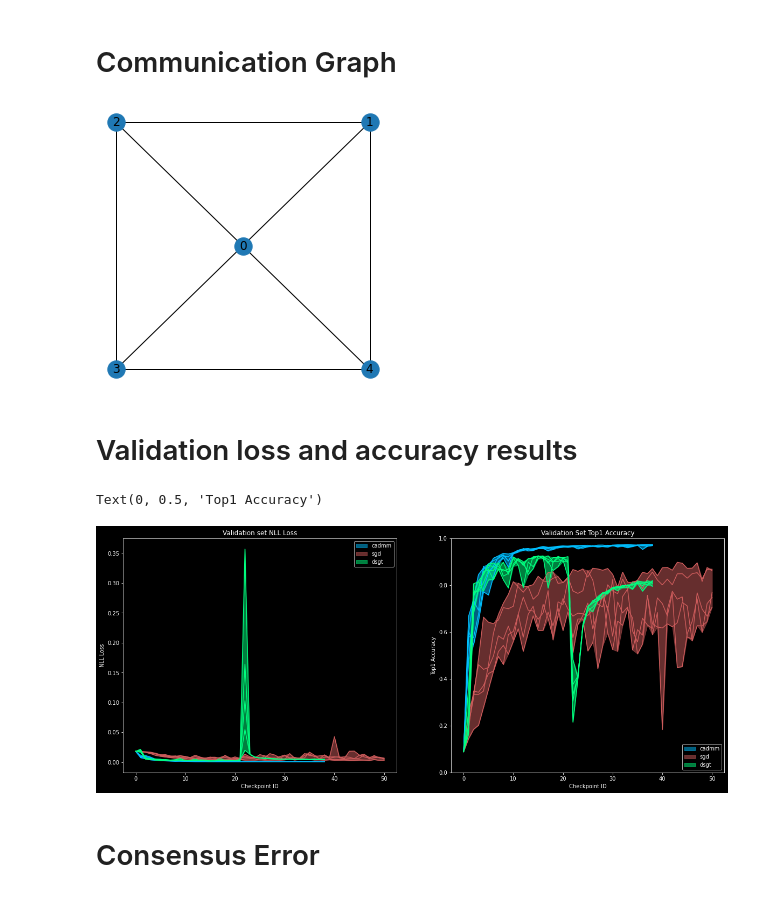
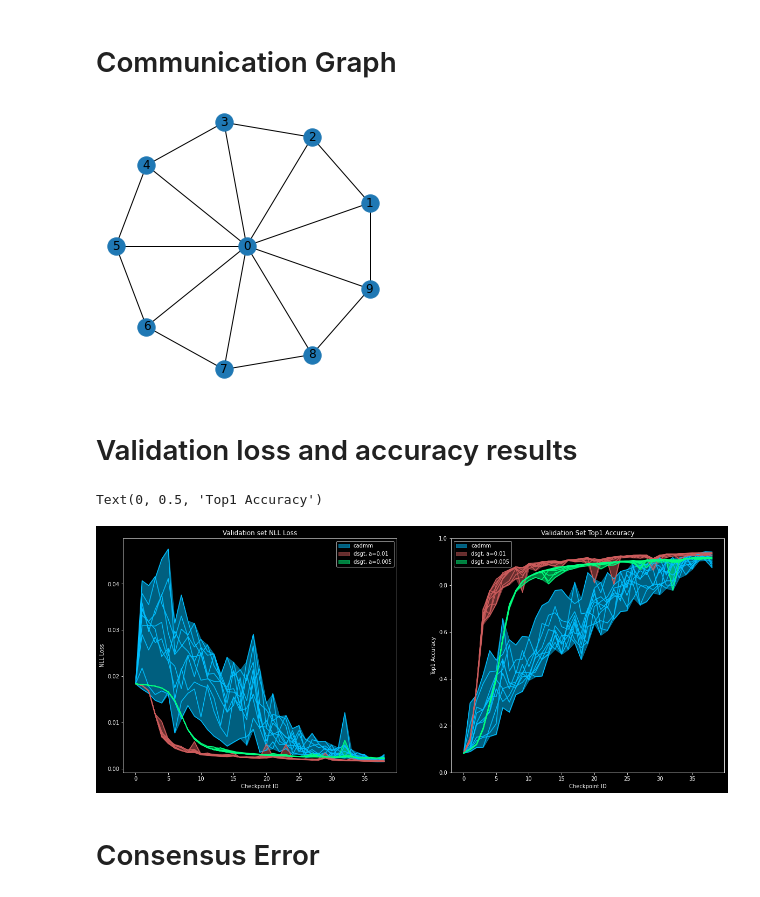
Before and after one commit to javieryu/nn_distributed_training, a Jupyter notebook: visualization/mnist_cadmm.ipynb, the cells around one changed output. Drawn from its saved outputs; the diff is of its cells as text; code cells hidden in the pictures.

Commit message:
oops dsgt is good

```diff
--- a/visualization/mnist_cadmm.ipynb
+++ b/visualization/mnist_cadmm.ipynb
@@ -9,11 +9,11 @@ plt.style.use("dark_background")
 # %%
 #results_dir = "../experiments/outputs/2021-07-26_07-14_dist_mnsit_postfix_rho"
 #results_dir = "../experiments/outputs/2021-07-26_10-47_dist_mnist_cadmm_scaled_v_const"
-results_dir = "../results/2021-08-19_13-04_dist_mnist_dsgt_dsgd_cadmm"
+results_dir = "../results/2021-08-19_14-00_dist_mnist_dsgt_vs_cadmm"
 
 results_a = torch.load(os.path.join(results_dir, "cadmm_results.pt"), map_location=torch.device("cpu"))
-results_b = torch.load(os.path.join(results_dir, "dsgd_results.pt"), map_location=torch.device("cpu"))
-results_c = torch.load(os.path.join(results_dir, "dsgt_results.pt"), map_location=torch.device("cpu"))
+results_b = torch.load(os.path.join(results_dir, "dsgt_01_results.pt"), map_location=torch.device("cpu"))
+results_c = torch.load(os.path.join(results_dir, "dsgt_005_results.pt"), map_location=torch.device("cpu"))
 # %% [markdown]
 # Communication Graph
 # %%
@@ -22,7 +22,7 @@ G = nx.read_gpickle(os.path.join(results_dir, "graph.gpickle"))
 (fig, ax) = plt.subplots(figsize=(5, 5))
 nx.draw_kamada_kawai(G, with_labels=True)
 # %% [output]
-[figure, old version]
+[figure, new version]
 # %% [markdown]
 # Validation loss and accuracy results
 # %%
@@ -30,38 +30,38 @@ vla = torch.stack(results_a["validation_loss"])
 vlb = torch.stack(results_b["validation_loss"])
 vlc = torch.stack(results_c["validation_loss"])
 
 aca = torch.stack(results_a["top1_accuracy"])
 acb = torch.stack(results_b["top1_accuracy"])
 acc = torch.stack(results_c["top1_accuracy"])
 
 (fig, (ax0, ax1)) = plt.subplots(ncols=2, figsize=(20, 8))
 
 ax0.plot(vla, c="deepskyblue")
 ax0.fill_between(np.arange(vla.shape[0]), torch.amax(vla, dim=1), torch.amin(vla, dim=1), color="deepskyblue", alpha=0.5, label="cadmm")
 ax0.plot(vlb, c="indianred")
-ax0.fill_between(np.arange(vlb.shape[0]), torch.amax(vlb, dim=1), torch.amin(vlb, dim=1), color="indianred", alpha=0.5, label="sgd")
+ax0.fill_between(np.arange(vlb.shape[0]), torch.amax(vlb, dim=1), torch.amin(vlb, dim=1), color="indianred", alpha=0.5, label="dsgt, a=0.01")
 ax0.plot(vlc, c="springgreen")
-ax0.fill_between(np.arange(vlc.shape[0]), torch.amax(vlc, dim=1), torch.amin(vlc, dim=1), color="springgreen", alpha=0.5, label="dsgt")
+ax0.fill_between(np.arange(vlc.shape[0]), torch.amax(vlc, dim=1), torch.amin(vlc, dim=1), color="springgreen", alpha=0.5, label="dsgt, a=0.005")
 #ax0.set_ylim((0.0, torch.amax(torch.amax(vl_r1))))
 ax0.legend()
 ax0.set_title("Validation set NLL Loss")
 ax0.set_xlabel("Checkpoint ID")
 ax0.set_ylabel("NLL Loss")
 
 ax1.plot(aca, c="deepskyblue")
 ax1.fill_between(np.arange(aca.shape[0]), torch.amax(aca, dim=1), torch.amin(aca, dim=1), color="deepskyblue", alpha=0.5, label="cadmm")
 ax1.plot(acb, c="indianred")
-ax1.fill_between(np.arange(acb.shape[0]), torch.amax(acb, dim=1), torch.amin(acb, dim=1), color="indianred", alpha=0.5, label="sgd")
+ax1.fill_between(np.arange(acb.shape[0]), torch.amax(acb, dim=1), torch.amin(acb, dim=1), color="indianred", alpha=0.5, label="dsgt, a=0.01")
 ax1.plot(acc, c="springgreen")
-ax1.fill_between(np.arange(acc.shape[0]), torch.amax(acc, dim=1), torch.amin(acc, dim=1), color="springgreen", alpha=0.5, label="dsgt")
+ax1.fill_between(np.arange(acc.shape[0]), torch.amax(acc, dim=1), torch.amin(acc, dim=1), color="springgreen", alpha=0.5, label="dsgt, a=0.005")
 ax1.set_ylim((0.0, 1.0))
 ax1.legend()
 ax1.set_title("Validation Set Top1 Accuracy")
 ax1.set_xlabel("Checkpoint ID")
 ax1.set_ylabel("Top1 Accuracy")
 # %% [output]
 Text(0, 0.5, 'Top1 Accuracy')
-[figure, old version]
+[figure, new version]
 # %% [markdown]
 # Consensus Error
 # %%
```
Also changed, not shown: parts of 2 cells of this notebook, 1 other file.
